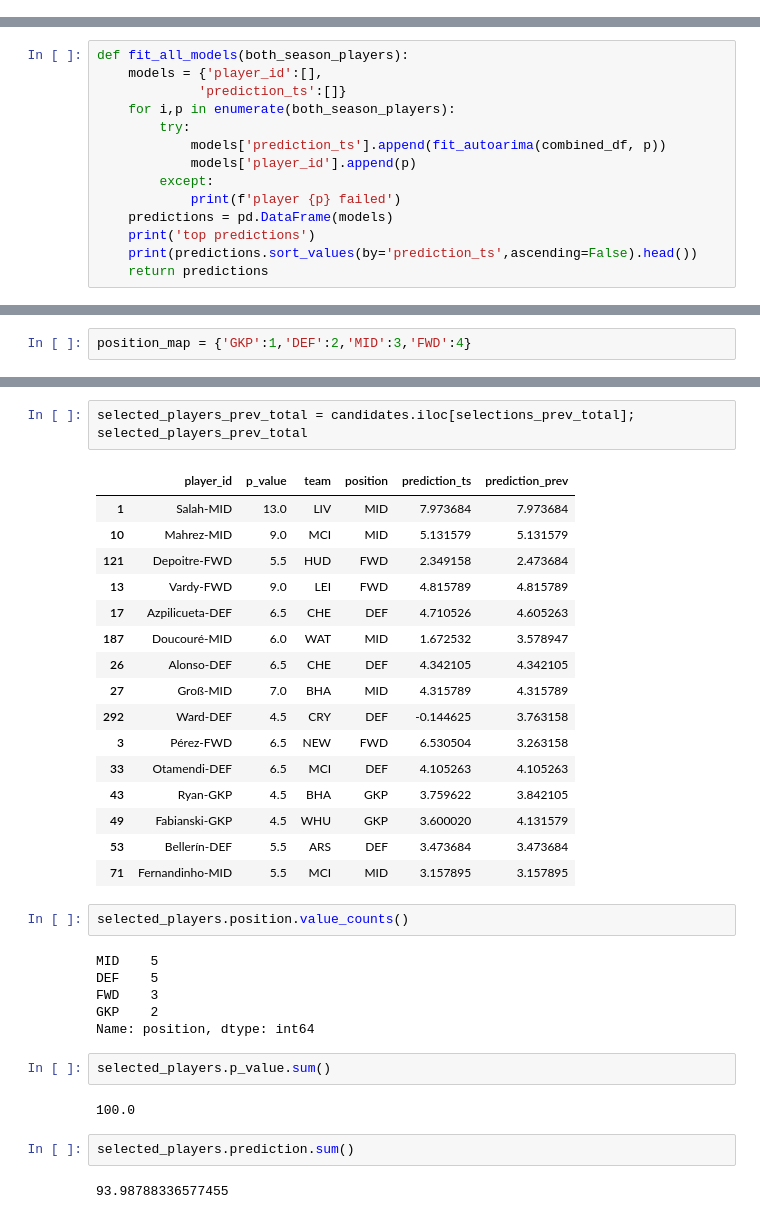
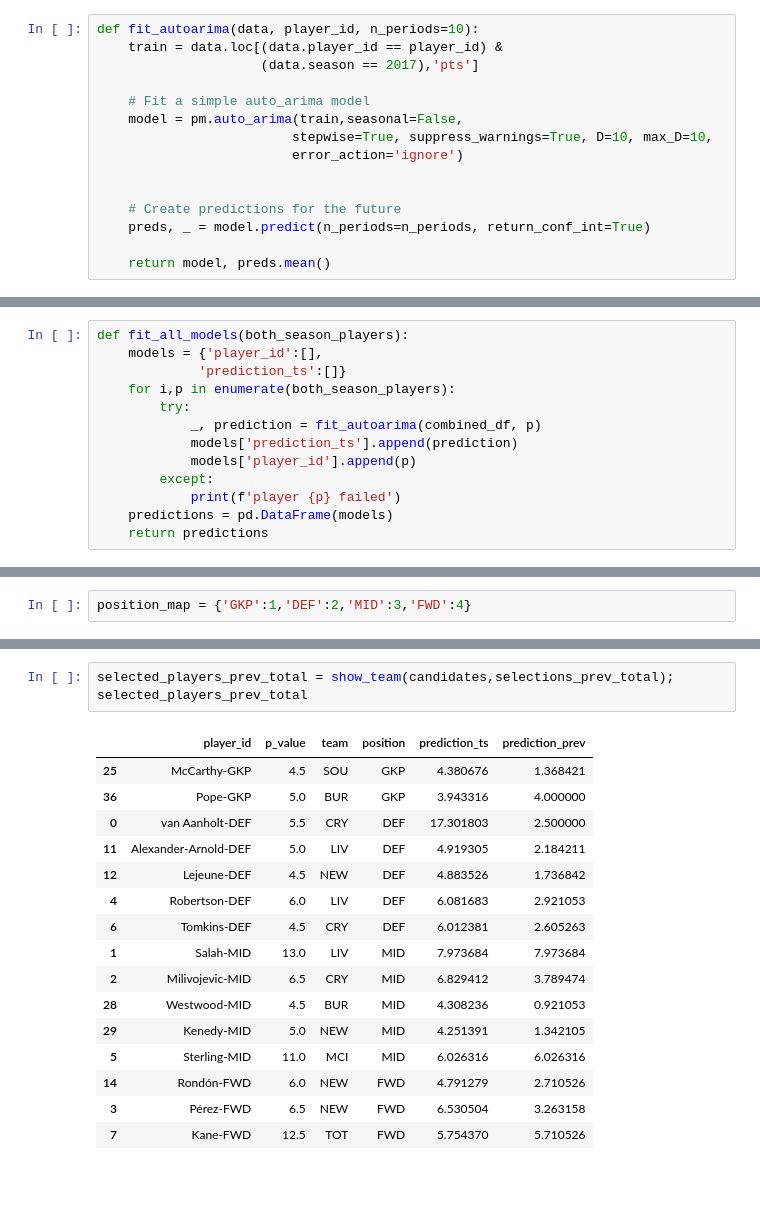
Before and after one commit to stevieg3/fpl-analysis, a Jupyter notebook: scripts/Exploration.ipynb, the cells around one changed output, grey strips where cells are left out. Cells and saved outputs as stored; diff of their text form; blank space fills up the shorter version.

```diff
--- a/scripts/Exploration.ipynb
+++ b/scripts/Exploration.ipynb
@@ -42,4 +42,19 @@ both_season_players = (set(combined_df.loc[combined_df.season==2018,'player_id']
 fit using 2017 data - for now no covariates
 
 storing prediction - mean forecast for first 10 games of next season
+# %%
+def fit_autoarima(data, player_id, n_periods=10):
+    train = data.loc[(data.player_id == player_id) &
+                     (data.season == 2017),'pts']
+
+    # Fit a simple auto_arima model
+    model = pm.auto_arima(train,seasonal=False,
+                         stepwise=True, suppress_warnings=True, D=10, max_D=10,
+                         error_action='ignore')
+
+
+    # Create predictions for the future
+    preds, _ = model.predict(n_periods=n_periods, return_conf_int=True)
+
+    return model, preds.mean()
 # %%
@@ -85,13 +90,12 @@ def fit_all_models(both_season_players):
              'prediction_ts':[]}
     for i,p in enumerate(both_season_players):
         try:
-            models['prediction_ts'].append(fit_autoarima(combined_df, p))
+            _, prediction = fit_autoarima(combined_df, p)
+            models['prediction_ts'].append(prediction)
             models['player_id'].append(p)
         except:
             print(f'player {p} failed')
     predictions = pd.DataFrame(models)
-    print('top predictions')
-    print(predictions.sort_values(by='prediction_ts',ascending=False).head())
     return predictions
 # %%
 predictions = fit_all_models(both_season_players)
@@ -227,35 +238,19 @@ TypeError: show_team() missing 1 required positional argument: 'selection'
 # %%
-selected_players_prev_total = candidates.iloc[selections_prev_total]; selected_players_prev_total
+selected_players_prev_total = show_team(candidates,selections_prev_total); selected_players_prev_total
 # %% [output]
 |  | player_id | p_value | team | position | prediction_ts | prediction_prev |
+| 25 | McCarthy-GKP | 4.5 | SOU | GKP | 4.380676 | 1.368421 |
+| 36 | Pope-GKP | 5.0 | BUR | GKP | 3.943316 | 4.000000 |
+| 0 | van Aanholt-DEF | 5.5 | CRY | DEF | 17.301803 | 2.500000 |
+| 11 | Alexander-Arnold-DEF | 5.0 | LIV | DEF | 4.919305 | 2.184211 |
+| 12 | Lejeune-DEF | 4.5 | NEW | DEF | 4.883526 | 1.736842 |
+| 4 | Robertson-DEF | 6.0 | LIV | DEF | 6.081683 | 2.921053 |
+| 6 | Tomkins-DEF | 4.5 | CRY | DEF | 6.012381 | 2.605263 |
 | 1 | Salah-MID | 13.0 | LIV | MID | 7.973684 | 7.973684 |
-| 10 | Mahrez-MID | 9.0 | MCI | MID | 5.131579 | 5.131579 |
-| 121 | Depoitre-FWD | 5.5 | HUD | FWD | 2.349158 | 2.473684 |
-| 13 | Vardy-FWD | 9.0 | LEI | FWD | 4.815789 | 4.815789 |
-| 17 | Azpilicueta-DEF | 6.5 | CHE | DEF | 4.710526 | 4.605263 |
-| 187 | Doucouré-MID | 6.0 | WAT | MID | 1.672532 | 3.578947 |
-| 26 | Alonso-DEF | 6.5 | CHE | DEF | 4.342105 | 4.342105 |
-| 27 | Groß-MID | 7.0 | BHA | MID | 4.315789 | 4.315789 |
-| 292 | Ward-DEF | 4.5 | CRY | DEF | -0.144625 | 3.763158 |
+| 2 | Milivojevic-MID | 6.5 | CRY | MID | 6.829412 | 3.789474 |
+| 28 | Westwood-MID | 4.5 | BUR | MID | 4.308236 | 0.921053 |
+| 29 | Kenedy-MID | 5.0 | NEW | MID | 4.251391 | 1.342105 |
+| 5 | Sterling-MID | 11.0 | MCI | MID | 6.026316 | 6.026316 |
+| 14 | Rondón-FWD | 6.0 | NEW | FWD | 4.791279 | 2.710526 |
 | 3 | Pérez-FWD | 6.5 | NEW | FWD | 6.530504 | 3.263158 |
-| 33 | Otamendi-DEF | 6.5 | MCI | DEF | 4.105263 | 4.105263 |
-| 43 | Ryan-GKP | 4.5 | BHA | GKP | 3.759622 | 3.842105 |
-| 49 | Fabianski-GKP | 4.5 | WHU | GKP | 3.600020 | 4.131579 |
-| 53 | Bellerín-DEF | 5.5 | ARS | DEF | 3.473684 | 3.473684 |
-| 71 | Fernandinho-MID | 5.5 | MCI | MID | 3.157895 | 3.157895 |
+| 7 | Kane-FWD | 12.5 | TOT | FWD | 5.754370 | 5.710526 |
-# %%
-selected_players.position.value_counts()
-# %% [output]
-MID    5
-DEF    5
-FWD    3
-GKP    2
-Name: position, dtype: int64
-# %%
-selected_players.p_value.sum()
-# %% [output]
-100.0
-# %%
-selected_players.prediction.sum()
-# %% [output]
-93.98788336577455
```
Also changed, not shown: parts of 4 cells of this notebook.
